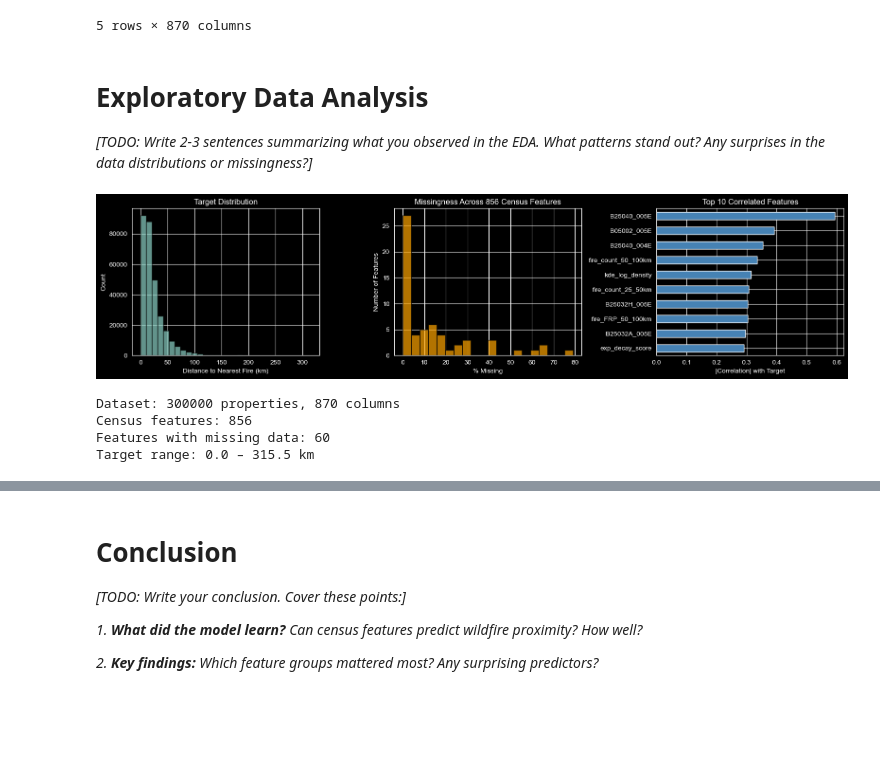
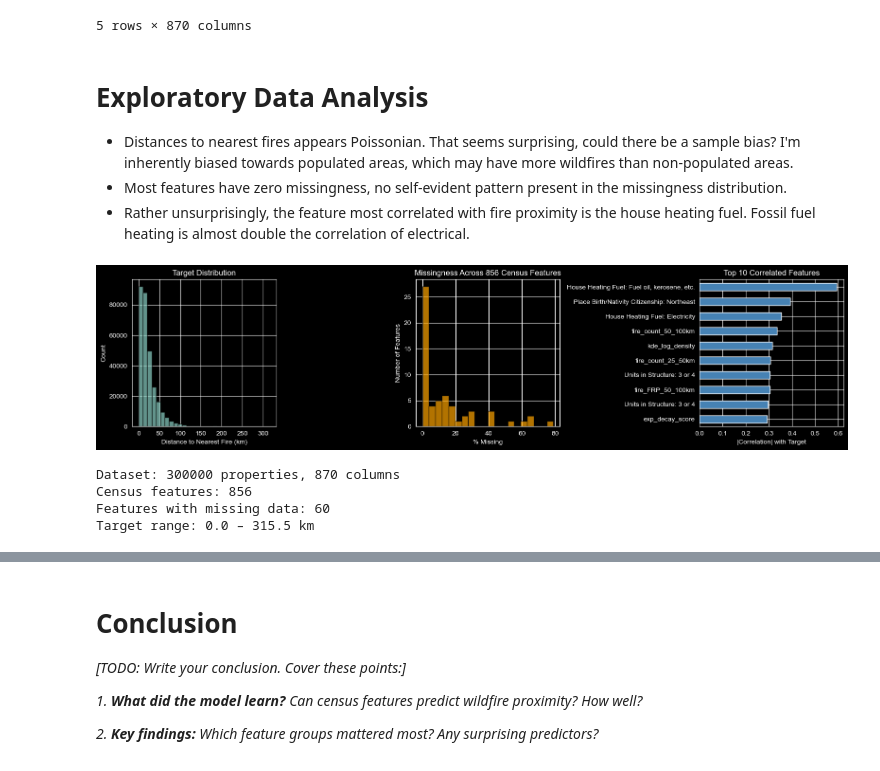
Before and after one commit to BaconBaconBacon/Data-Science-Portfolio, a Jupyter notebook: Python/Machine Learning/ML Property Wildfire Risk/fire_risk_ML.ipynb, the cells around one changed output, grey strips where cells are left out. Saved outputs shown, nothing was run; the diff lists cells and outputs as text; code cells hidden in the pictures; blank space fills up the shorter version.

```diff
--- a/Python/Machine Learning/ML Property Wildfire Risk/fire_risk_ML.ipynb
+++ b/Python/Machine Learning/ML Property Wildfire Risk/fire_risk_ML.ipynb
@@ -149,11 +152,13 @@ targets_features.head()
 # %% [markdown]
 # Exploratory Data Analysis
 
-*[TODO: Write 2-3 sentences summarizing what you observed in the EDA. What patterns stand out? Any surprises in the data distributions or missingness?]*
+- Distances to nearest fires appears Poissonian. That seems surprising, could there be a sample bias? I'm inherently biased towards populated areas, which may have more wildfires than non-populated areas.
+- Most features have zero missingness, no self-evident pattern present in the missingness distribution.
+- Rather unsurprisingly, the feature most correlated with fire proximity is the house heating fuel. Fossil fuel heating is almost double the correlation of electrical.
 # %%
-eda = visualize.eda(targets_features)
+eda = visualize.eda(targets_features, target='nearest_fire_km')
 # %% [output]
-[figure, old version]
+[figure, new version]
 Dataset: 300000 properties, 870 columns
 Census features: 856
 Features with missing data: 60
```
Also changed, not shown: parts of 29 cells of this notebook, 4 other files.
